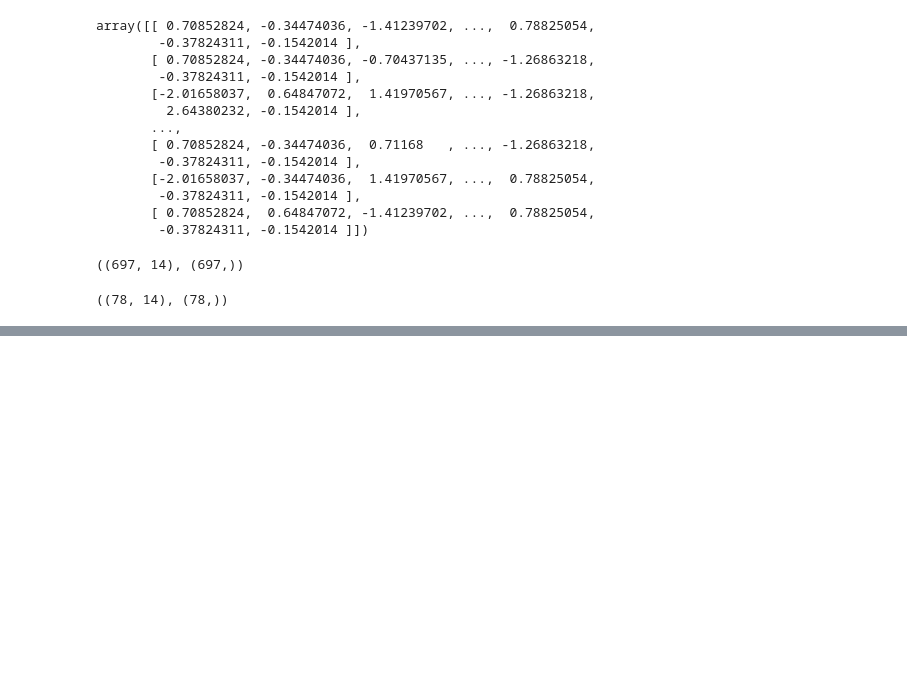
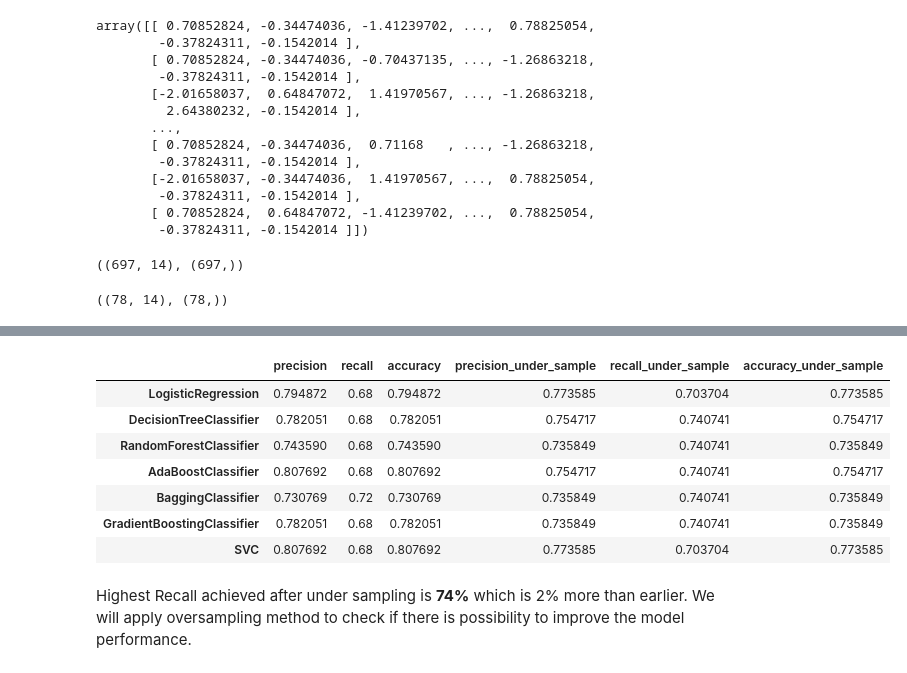
Before and after one commit to Muhammd-Hamza-Sabir/Data-Science-Projects, a Jupyter notebook: Titanic/2. Handling Imbalance Dataset.ipynb, the cells around one changed output, grey strips where cells are left out. Saved outputs shown, nothing was run; the diff lists cells and outputs as text; code cells hidden in the pictures; blank space fills up the shorter version.

```diff
--- a/Titanic/2. Handling Imbalance Dataset.ipynb
+++ b/Titanic/2. Handling Imbalance Dataset.ipynb
@@ -203,0 +193,12 @@ Bagging Classifier Accuracy:  0.7692307692307693
+# %%
+models = [LogisticRegression, DecisionTreeClassifier, RandomForestClassifier, AdaBoostClassifier, BaggingClassifier, \
+         GradientBoostingClassifier, SVC]
+# %%
+scores = {}
+for model in models:
+    model = model()
+    model.fit(X=train_set, y=train_label)
+    predictions = model.predict(test_set)
+    scores[model.__class__.__name__] = {'precision': precision_score(test_label, predictions, average='micro'),\
+                                       'recall': recall_score(test_label, predictions, average='binary'),\
+                                       'accuracy': accuracy_score(test_label, predictions)}
@@ -203,0 +225,2 @@ Bagging Classifier Accuracy:  0.7692307692307693
+# %%
+models_score_2 = pd.DataFrame(scores.values(), index=scores.keys())
@@ -203,0 +238,17 @@ Bagging Classifier Accuracy:  0.7692307692307693
+# %%
+models_score['precision_under_sample'] = models_score_2['precision']
+models_score['recall_under_sample'] = models_score_2['recall']
+models_score['accuracy_under_sample'] = models_score_2['accuracy']
+# %%
+models_score
+# %% [output]
+|  | precision | recall | accuracy | precision_under_sample | recall_under_sample | accuracy_under_sample |
+| LogisticRegression | 0.794872 | 0.68 | 0.794872 | 0.773585 | 0.703704 | 0.773585 |
+| DecisionTreeClassifier | 0.782051 | 0.68 | 0.782051 | 0.754717 | 0.740741 | 0.754717 |
+| RandomForestClassifier | 0.743590 | 0.68 | 0.743590 | 0.735849 | 0.740741 | 0.735849 |
+| AdaBoostClassifier | 0.807692 | 0.68 | 0.807692 | 0.754717 | 0.740741 | 0.754717 |
+| BaggingClassifier | 0.730769 | 0.72 | 0.730769 | 0.735849 | 0.740741 | 0.735849 |
+| GradientBoostingClassifier | 0.782051 | 0.68 | 0.782051 | 0.735849 | 0.740741 | 0.735849 |
+| SVC | 0.807692 | 0.68 | 0.807692 | 0.773585 | 0.703704 | 0.773585 |
+# %% [markdown]
+<p>Highest Recall achieved after under sampling is <b>74%</b> which is 2% more than earlier. We will apply oversampling method to check if there is possibility to improve the model performance.</p>
```
Also changed, not shown: parts of 47 cells of this notebook, 2 other files.
